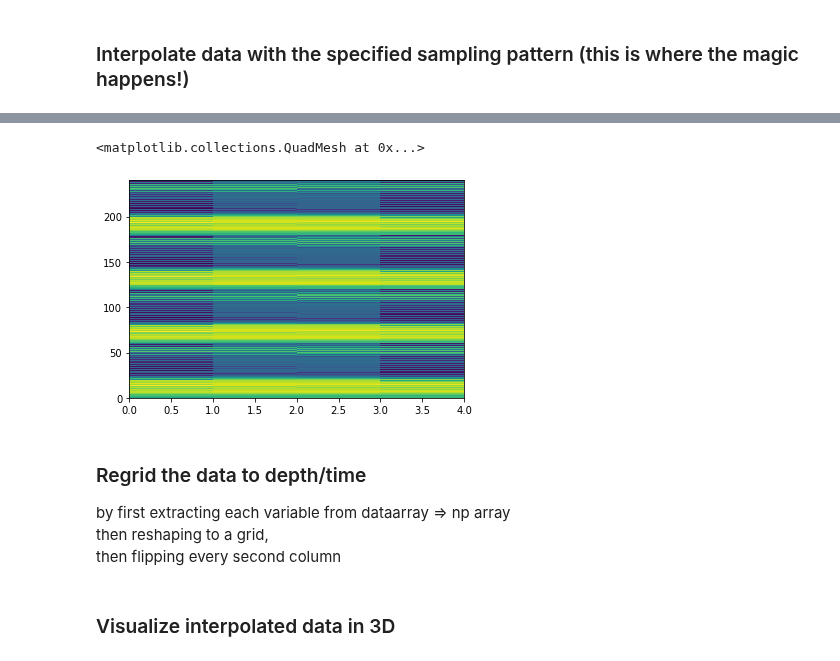
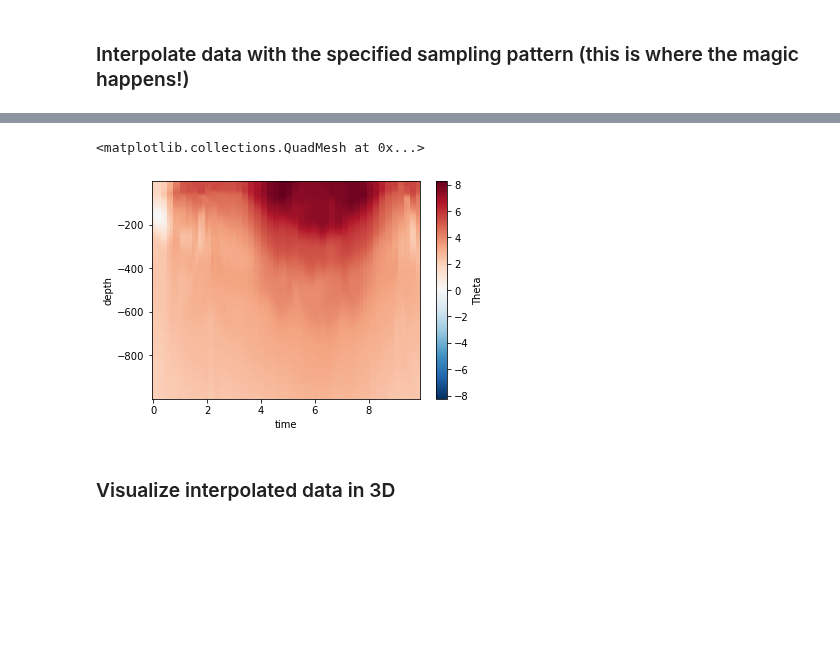
Before and after one commit to kdrushka/model-subsampling, a Jupyter notebook: testing/osse_code.ipynb, the cells around one changed output, grey strips where cells are left out. Saved outputs shown, nothing was run; the diff lists cells and outputs as text; code cells hidden in the pictures; blank space fills up the shorter version.

```diff
--- a/testing/osse_code.ipynb
+++ b/testing/osse_code.ipynb
@@ -387,5 +132,0 @@ sgr.Theta.isel(depth=3).plot.line(x='time')
-# %%
-plt.pcolormesh(np.transpose(sgr.Theta.data))
-# %% [output]
-<matplotlib.collections.QuadMesh at 0x...>
-[figure, removed]
@@ -401,5 +132,0 @@ subsampled_deepest.steric_height.plot()
-# %% [markdown]
-### Regrid the data to depth/time
-by first extracting each variable from dataarray => np array\
-then reshaping to a grid,\
-then flipping every second column
@@ -451,5 +133,8 @@ for vbl in vbls2d:
 # %%
-sgridded.Theta.plot(x='time', y='depth')
+sgr.Theta.plot(x='time', y='depth')
+# %% [output]
+<matplotlib.collections.QuadMesh at 0x...>
+[figure, added]
 # %%
 sgridded = xr.Dataset(
     coords = dict(depth=(["depth"],zgridded),
```
Also changed, not shown: parts of 27 cells of this notebook, 1 other file.
